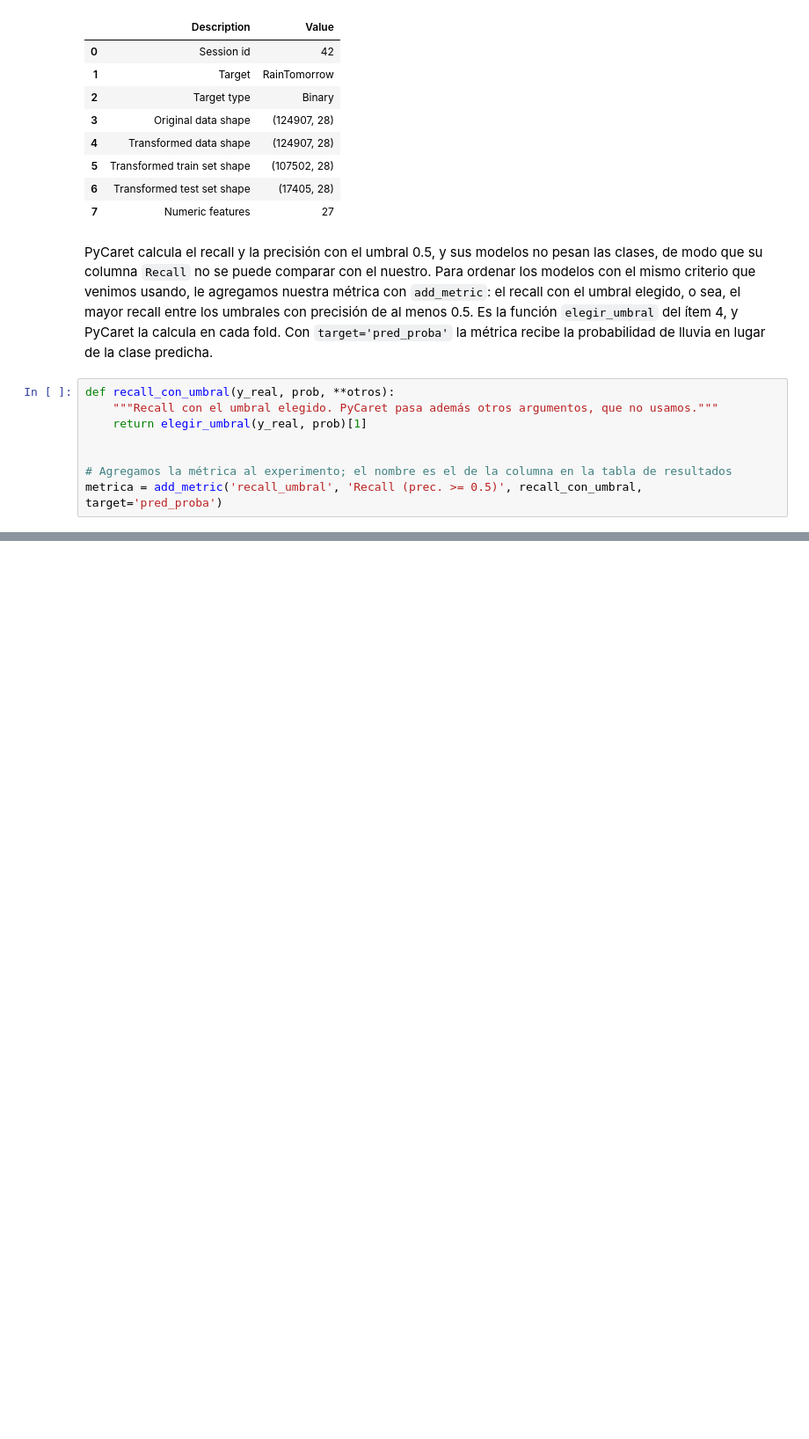
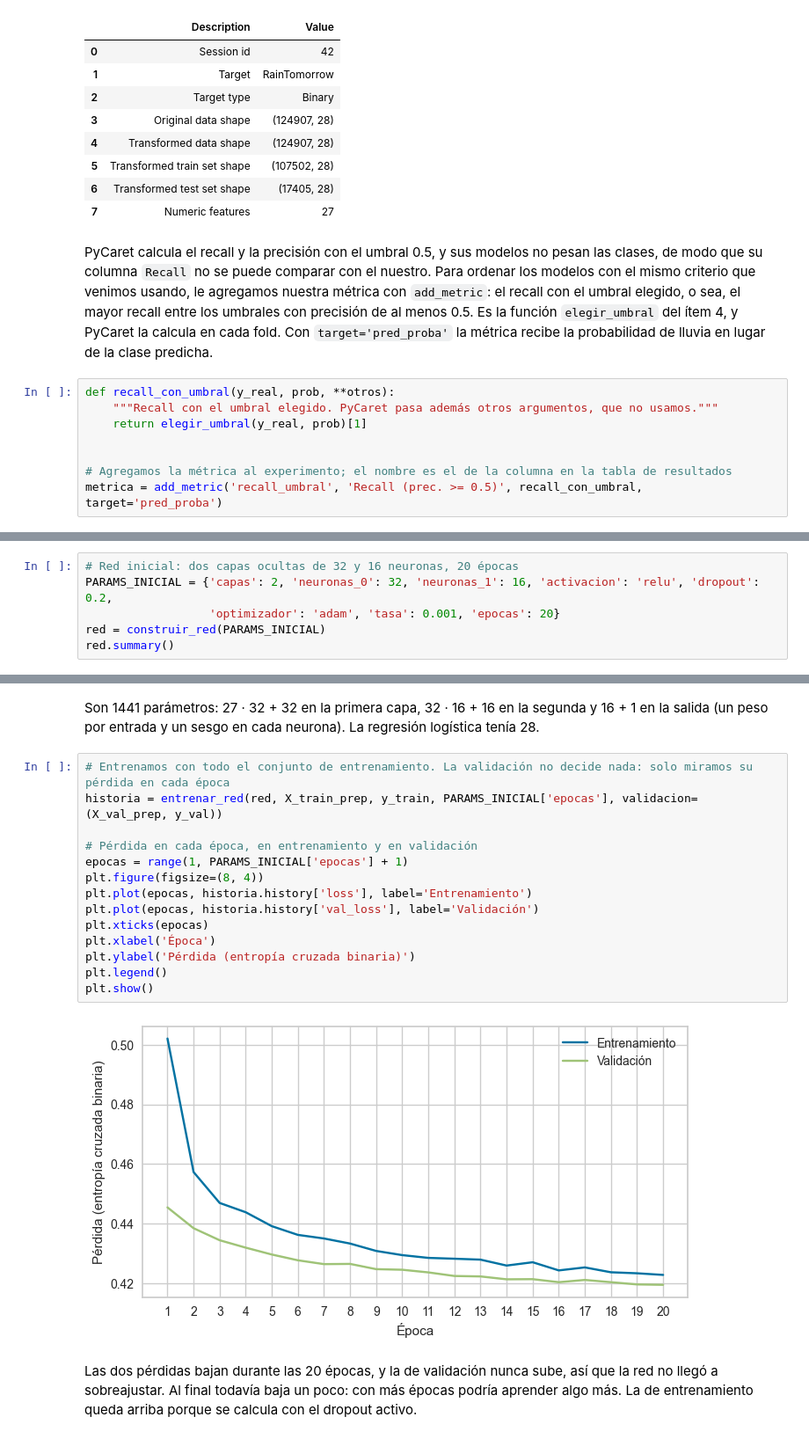
Before and after one commit to ismadarruiz-atr/TP_AA1_Calabozo_Darruiz_DiCarlo_Giuntoli, a Jupyter notebook: TP_2/TP-clasificacion-AA1.ipynb, the cells around one changed output, grey strips where cells are left out. Shown at 88% size. Saved outputs shown, nothing was run; the diff lists cells and outputs as text; blank space fills up the shorter version.

```diff
--- a/TP_2/TP-clasificacion-AA1.ipynb
+++ b/TP_2/TP-clasificacion-AA1.ipynb
@@ -1528,0 +1591,6 @@ llevó: sacar `RainfallTomorrow`, dividir por fecha, preparar los datos y elegir
+# %%
+# Red inicial: dos capas ocultas de 32 y 16 neuronas, 20 épocas
+PARAMS_INICIAL = {'capas': 2, 'neuronas_0': 32, 'neuronas_1': 16, 'activacion': 'relu', 'dropout': 0.2,
+                  'optimizador': 'adam', 'tasa': 0.001, 'epocas': 20}
+red = construir_red(PARAMS_INICIAL)
+red.summary()
@@ -1528,0 +1615,23 @@ llevó: sacar `RainfallTomorrow`, dividir por fecha, preparar los datos y elegir
+# %% [markdown]
+Son 1441 parámetros: 27 · 32 + 32 en la primera capa, 32 · 16 + 16 en la segunda y 16 + 1 en la salida (un peso por
+entrada y un sesgo en cada neurona). La regresión logística tenía 28.
+# %%
+# Entrenamos con todo el conjunto de entrenamiento. La validación no decide nada: solo miramos su pérdida en cada época
+historia = entrenar_red(red, X_train_prep, y_train, PARAMS_INICIAL['epocas'], validacion=(X_val_prep, y_val))
+
+# Pérdida en cada época, en entrenamiento y en validación
+epocas = range(1, PARAMS_INICIAL['epocas'] + 1)
+plt.figure(figsize=(8, 4))
+plt.plot(epocas, historia.history['loss'], label='Entrenamiento')
+plt.plot(epocas, historia.history['val_loss'], label='Validación')
+plt.xticks(epocas)
+plt.xlabel('Época')
+plt.ylabel('Pérdida (entropía cruzada binaria)')
+plt.legend()
+plt.show()
+# %% [output]
+[figure, added]
+# %% [markdown]
+Las dos pérdidas bajan durante las 20 épocas, y la de validación nunca sube, así que la red no llegó a sobreajustar.
+Al final todavía baja un poco: con más épocas podría aprender algo más. La de entrenamiento queda arriba porque se
+calcula con el dropout activo.
```
Also changed, not shown: parts of 57 cells of this notebook, 11 other files.
